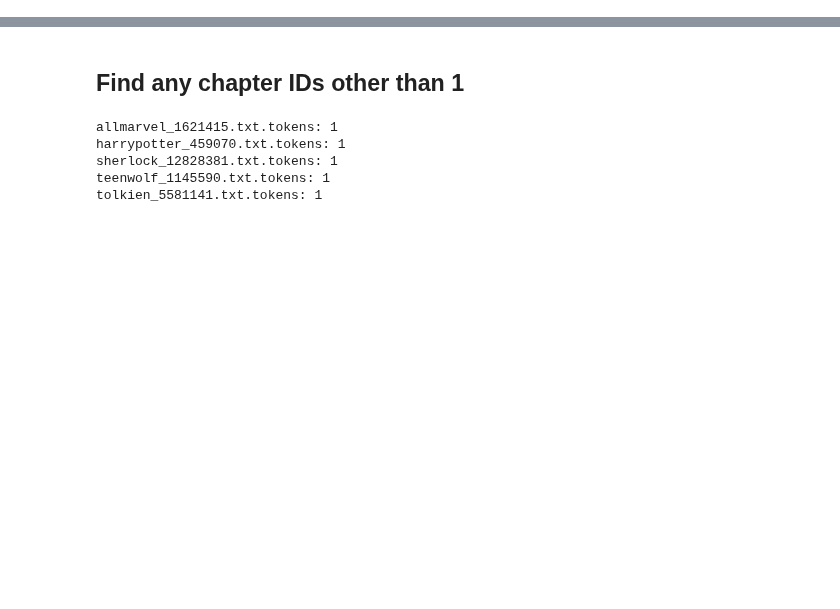
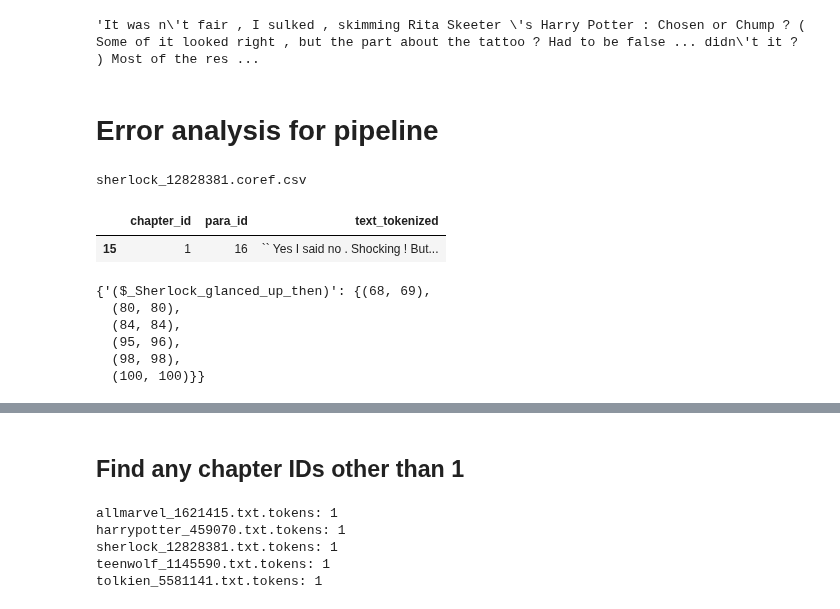
Before and after one commit to michaelmilleryoder/fanfiction-scripts, a Jupyter notebook: jupyter/pipeline_evaluation.ipynb, the cells around one changed output, grey strips where cells are left out. Saved outputs shown, nothing was run; the diff lists cells and outputs as text; code cells hidden in the pictures; blank space fills up the shorter version.

Commit message:
Pipeline eval

```diff
--- a/jupyter/pipeline_evaluation.ipynb
+++ b/jupyter/pipeline_evaluation.ipynb
@@ -0,0 +12,22 @@
+# %%
+import pandas as pd
+import os
+
+pd.set_option('display.max_colwidth', -1)
+pd.set_option('display.max_rows', 999)
+
+# fname = 'allmarvel_1621415.coref.csv'
+# fname = 'harrypotter_459070.coref.csv'
+fname = 'sherlock_12828381.coref.csv'
+
+predictions_dirpath = '/data/fanfiction_ao3/annotated_10fandom/dev/pipeline_output/char_coref_stories'
+pipeline_output = pd.read_csv(os.path.join(predictions_dirpath, fname))
+
+csv_dirpath = f'/data/fanfiction_ao3/annotated_10fandom/dev/fics/{fname.split(".")[0]}.csv'
+fic_csv = pd.read_csv(csv_dirpath)
+
+# Load and compare para breaks in fic and pipeline output
+# pipeline_output.loc[:, ['text_tokenized']]
+print(len(pipeline_output))
+# pipeline_output.loc[:, ['para_id', 'text_tokenized']]
+list(zip(pipeline_output['para_id'], pipeline_output['text_tokenized']))
@@ -0,0 +106,6 @@
+# %%
+fic_csv[fic_csv['para_id']==59]['text_tokenized'].tolist()[0]
+# %% [output]
+'It was n\'t fair , I sulked , skimming Rita Skeeter \'s Harry Potter : Chosen or Chump ? ( Some of it looked right , but the part about the tattoo ? Had to be false ... didn\'t it ? ) Most of the res ...
+# %% [markdown]
+# Error analysis for pipeline
@@ -0,0 +143,22 @@
+# %%
+print(fname)
+selected_chap = 1
+selected_para = 16
+
+pd.set_option('display.max_colwidth', -1)
+selected_row = df.loc[(df['chapter_id']==selected_chap) & (df['para_id']==selected_para), ['chapter_id', 'para_id', 'text_tokenized']]
+selected_row
+# %% [output]
+sherlock_12828381.coref.csv
+|  | chapter_id | para_id | text_tokenized |
+| 15 | 1 | 16 | `` Yes I said no . Shocking ! But... |
+# %%
+test_para = selected_row['text_tokenized'].tolist()[0]
+extract_pipeline_entity_mentions(test_para)
+# %% [output]
+{'($_Sherlock_glanced_up_then)': {(68, 69),
+  (80, 80),
+  (84, 84),
+  (95, 96),
+  (98, 98),
+  (100, 100)}}
```
Also changed, not shown: parts of 41 cells of this notebook.
